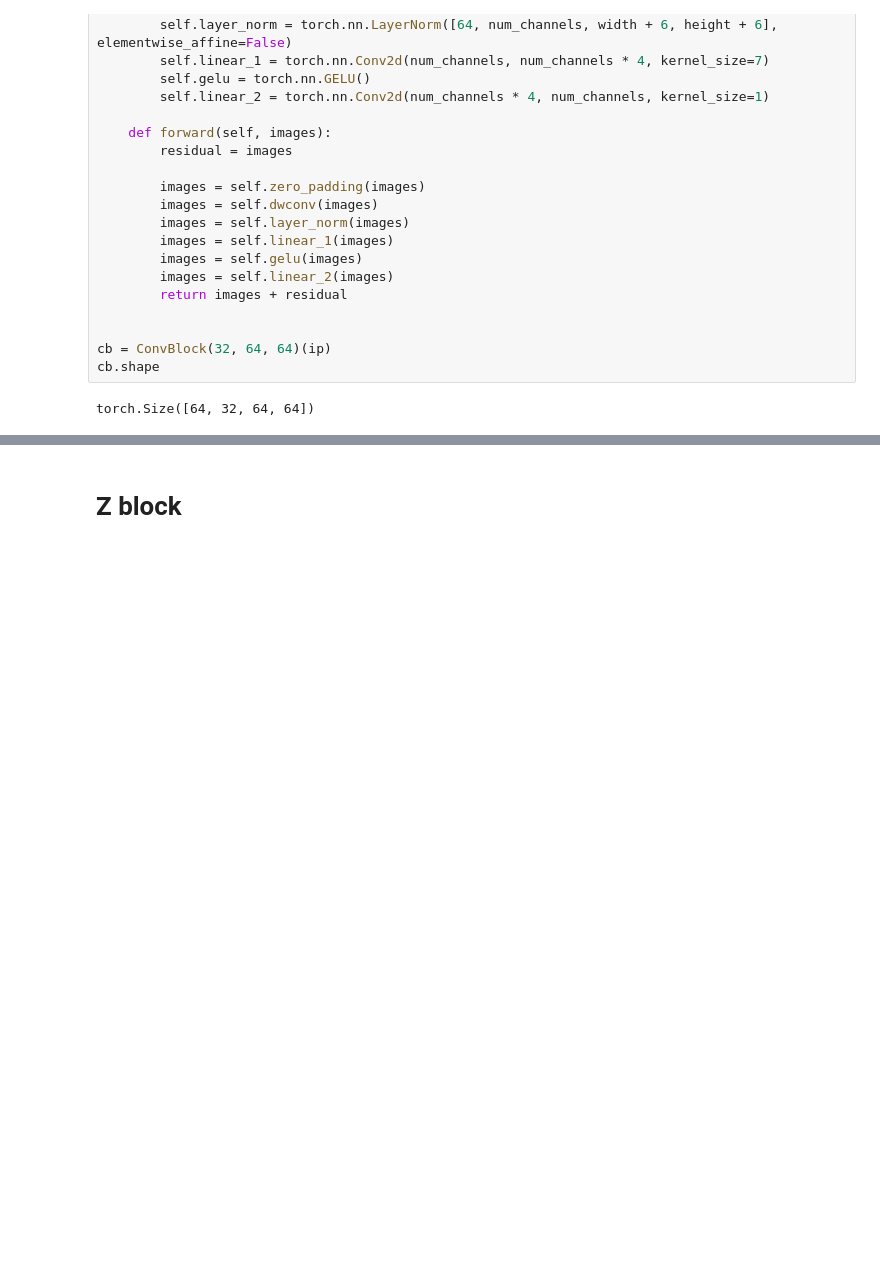
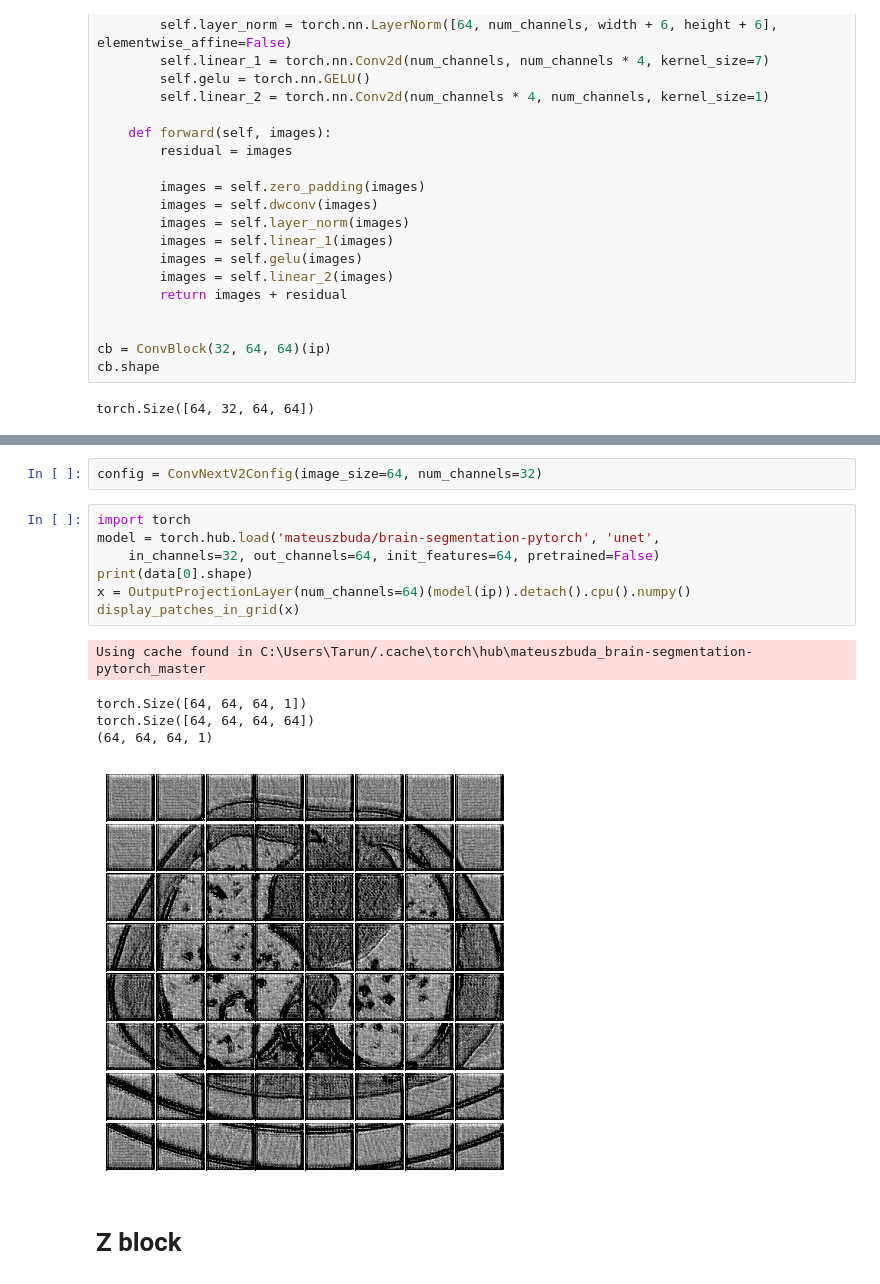
Before and after one commit to rtarun9/image-denoising-experiments, a Jupyter notebook: src/denoising-models/hformer_pytorch/block_analysis/z_blocks_analysis.ipynb, the cells around one changed output, grey strips where cells are left out. Cells and saved outputs as stored; diff of their text form; blank space fills up the shorter version.

```diff
--- a/src/denoising-models/hformer_pytorch/block_analysis/z_blocks_analysis.ipynb
+++ b/src/denoising-models/hformer_pytorch/block_analysis/z_blocks_analysis.ipynb
@@ -139,3 +160,18 @@ torch.Size([64, 32, 64, 64])
+# %%
+config = ConvNextV2Config(image_size=64, num_channels=32)
+# %%
+import torch
+model = torch.hub.load('mateuszbuda/brain-segmentation-pytorch', 'unet',
+    in_channels=32, out_channels=64, init_features=64, pretrained=False)
+print(data[0].shape)
+x = OutputProjectionLayer(num_channels=64)(model(ip)).detach().cpu().numpy()
+display_patches_in_grid(x)
+# %% [output]
+Using cache found in C:\Users\Tarun/.cache\torch\hub\mateuszbuda_brain-segmentation-pytorch_master
+torch.Size([64, 64, 64, 1])
+torch.Size([64, 64, 64, 64])
+(64, 64, 64, 1)
+[figure, added]
 # %% [markdown]
 # Z block
 # %%
```
Also changed, not shown: parts of 6 cells of this notebook, 4 other files.
